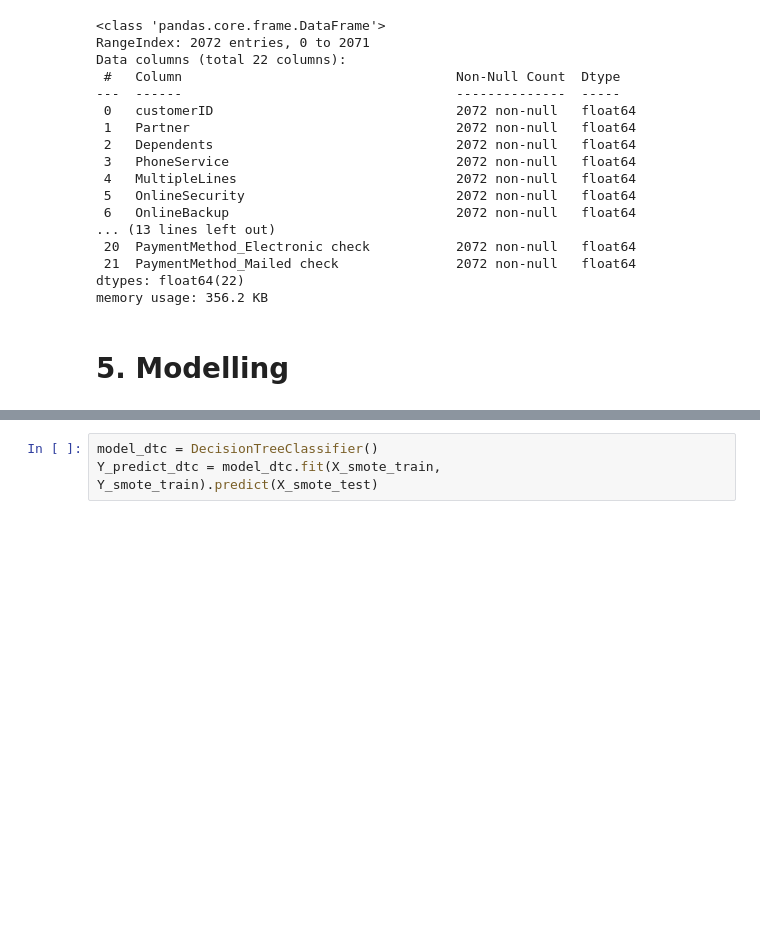
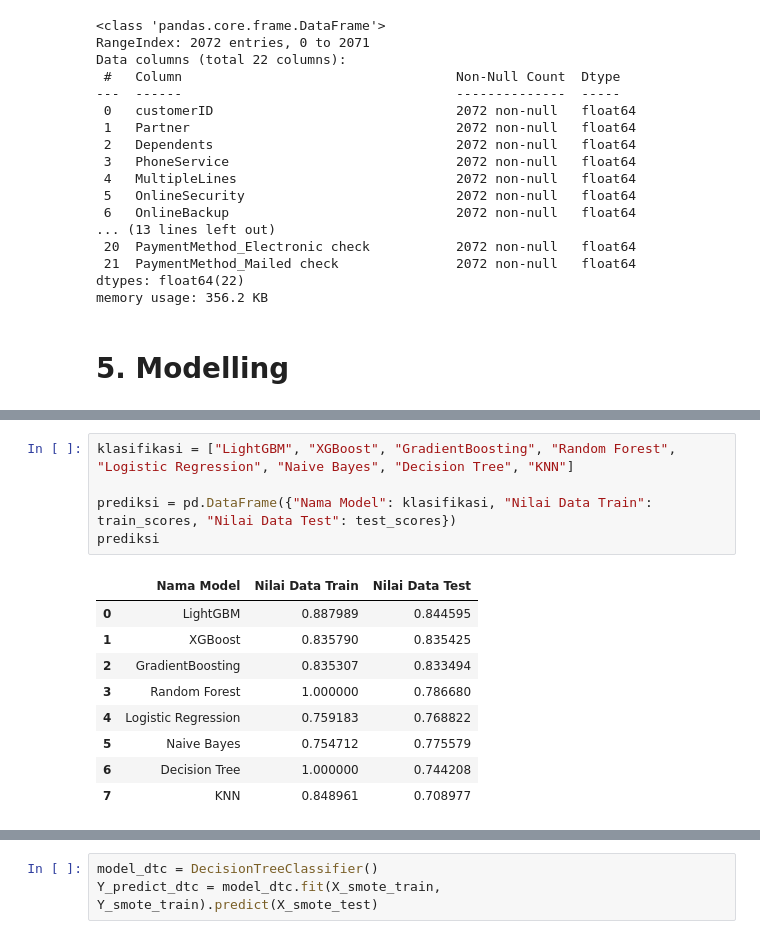
Before and after one commit to NabilahSharfina/TELCO-CUSTOMER-CHURN, a Jupyter notebook: Churn_with_SMOTE.ipynb, the cells around one changed output, grey strips where cells are left out. Drawn from its saved outputs; the diff is of its cells as text; blank space fills up the shorter version.

```diff
--- a/Churn_with_SMOTE.ipynb
+++ b/Churn_with_SMOTE.ipynb
@@ -815,0 +872,15 @@ memory usage: 356.2 KB
+# %%
+klasifikasi = ["LightGBM", "XGBoost", "GradientBoosting", "Random Forest", "Logistic Regression", "Naive Bayes", "Decision Tree", "KNN"]
+
+prediksi = pd.DataFrame({"Nama Model": klasifikasi, "Nilai Data Train": train_scores, "Nilai Data Test": test_scores})
+prediksi
+# %% [output]
+|  | Nama Model | Nilai Data Train | Nilai Data Test |
+| 0 | LightGBM | 0.887989 | 0.844595 |
+| 1 | XGBoost | 0.835790 | 0.835425 |
+| 2 | GradientBoosting | 0.835307 | 0.833494 |
+| 3 | Random Forest | 1.000000 | 0.786680 |
+| 4 | Logistic Regression | 0.759183 | 0.768822 |
+| 5 | Naive Bayes | 0.754712 | 0.775579 |
+| 6 | Decision Tree | 1.000000 | 0.744208 |
+| 7 | KNN | 0.848961 | 0.708977 |
```
Also changed, not shown: parts of 79 cells of this notebook.
